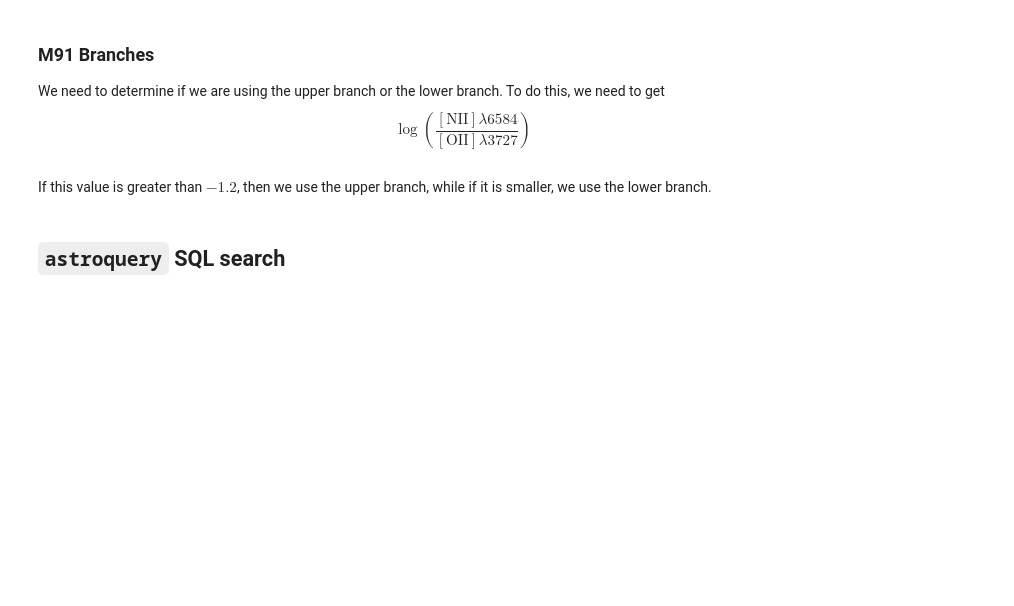
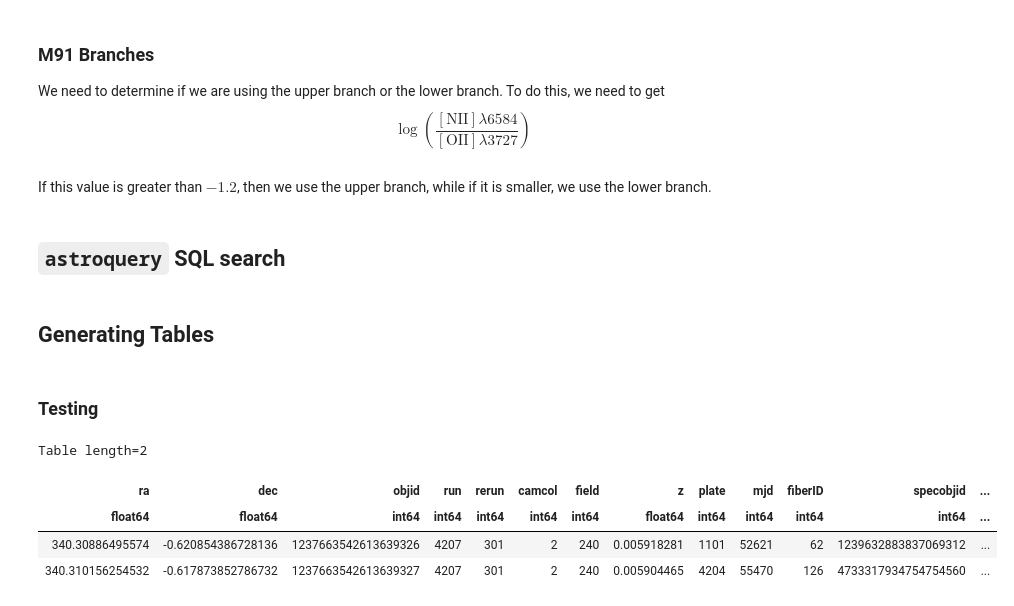
Before and after one commit to NicoAdams/Stripe82Clumps, a Jupyter notebook: sandcastle/gettingClumps.ipynb, the cells around one changed output. Saved outputs shown, nothing was run; the diff lists cells and outputs as text; code cells hidden in the pictures; blank space fills up the shorter version.

```diff
--- a/sandcastle/gettingClumps.ipynb
+++ b/sandcastle/gettingClumps.ipynb
@@ -72,7 +73,7 @@ def M91cal(obj):
 # %%
 def getSpecDataRADEC(RA,DEC):
     pos = coords.SkyCoord(RA,DEC,unit='deg')
-    xid = SDSS.query_region(pos,spectro = True,radius = 10*u.arcsec)
+    xid = SDSS.query_region(pos,spectro = True,radius = 20*u.arcsec)
 
     if not xid:
         return False, False
@@ -106,3 +107,5 @@ def genSQLsearchNoM(xid):
     JOIN specObj g ON g.specObjID = s.specObjID \
     WHERE g.plate = %s AND g.fiberID = %s"%(xid['plate'],xid['fiberID'])
     return SQL
+# %% [markdown]
+## Generating Tables
@@ -109,2 +148,11 @@ def genSQLsearchNoM(xid):
+# %% [markdown]
+### Testing
 # %%
-xid = getSpecDataRADEC(35.901, 0.226)
+xid = getSpecDataRADEC(340.309, -0.621)
+xid
+# %% [output]
+Table length=2
+| ra | dec | objid | run | rerun | camcol | field | z | plate | mjd | fiberID | specobjid | ... |
+| float64 | float64 | int64 | int64 | int64 | int64 | int64 | float64 | int64 | int64 | int64 | int64 | ... |
+| 340.30886495574 | -0.620854386728136 | 1237663542613639326 | 4207 | 301 | 2 | 240 | 0.005918281 | 1101 | 52621 | 62 | 1239632883837069312 | ... |
+| 340.310156254532 | -0.617873852786732 | 1237663542613639327 | 4207 | 301 | 2 | 240 | 0.005904465 | 4204 | 55470 | 126 | 4733317934754754560 | ... |
```
Also changed, not shown: parts of 26 cells of this notebook, 1 other file.
